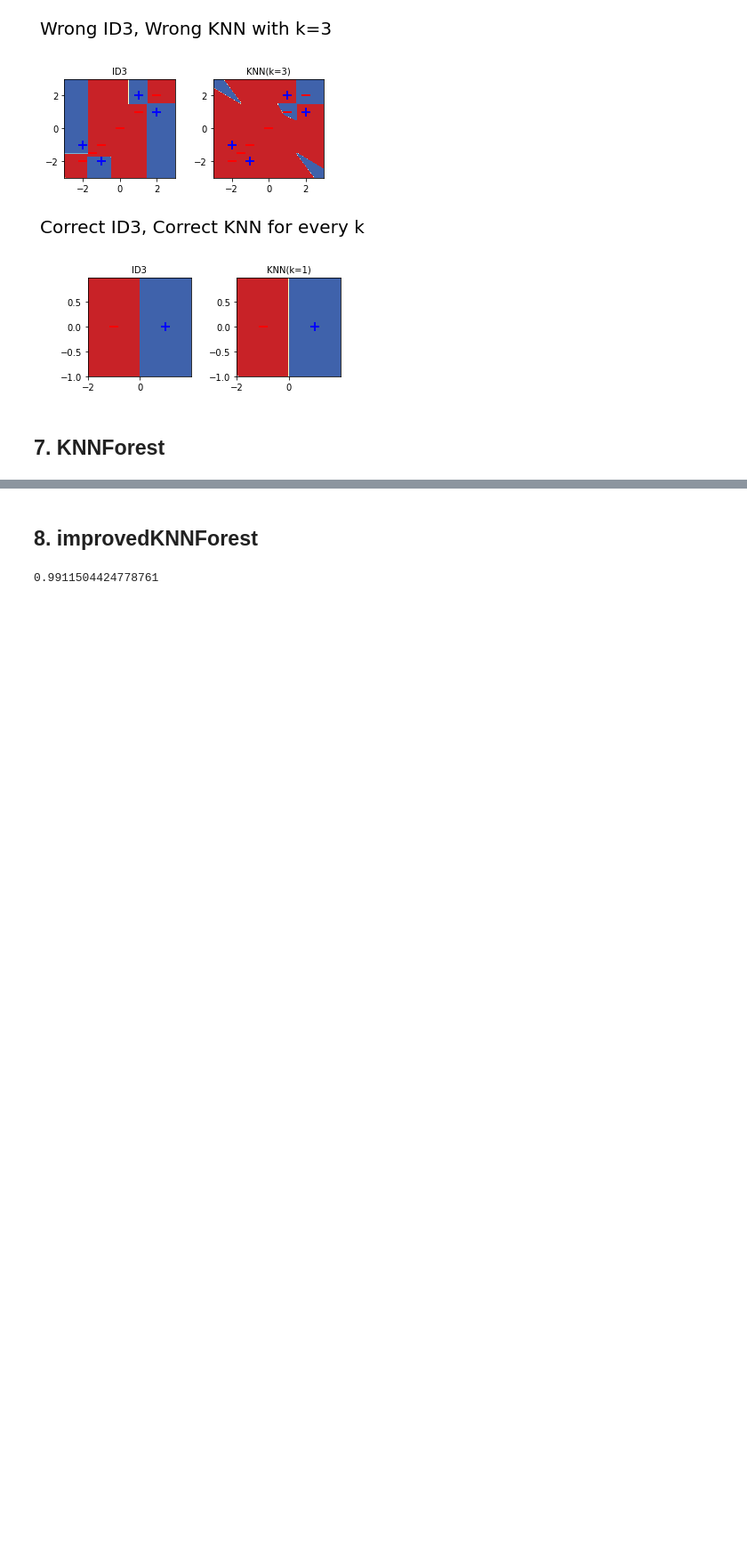
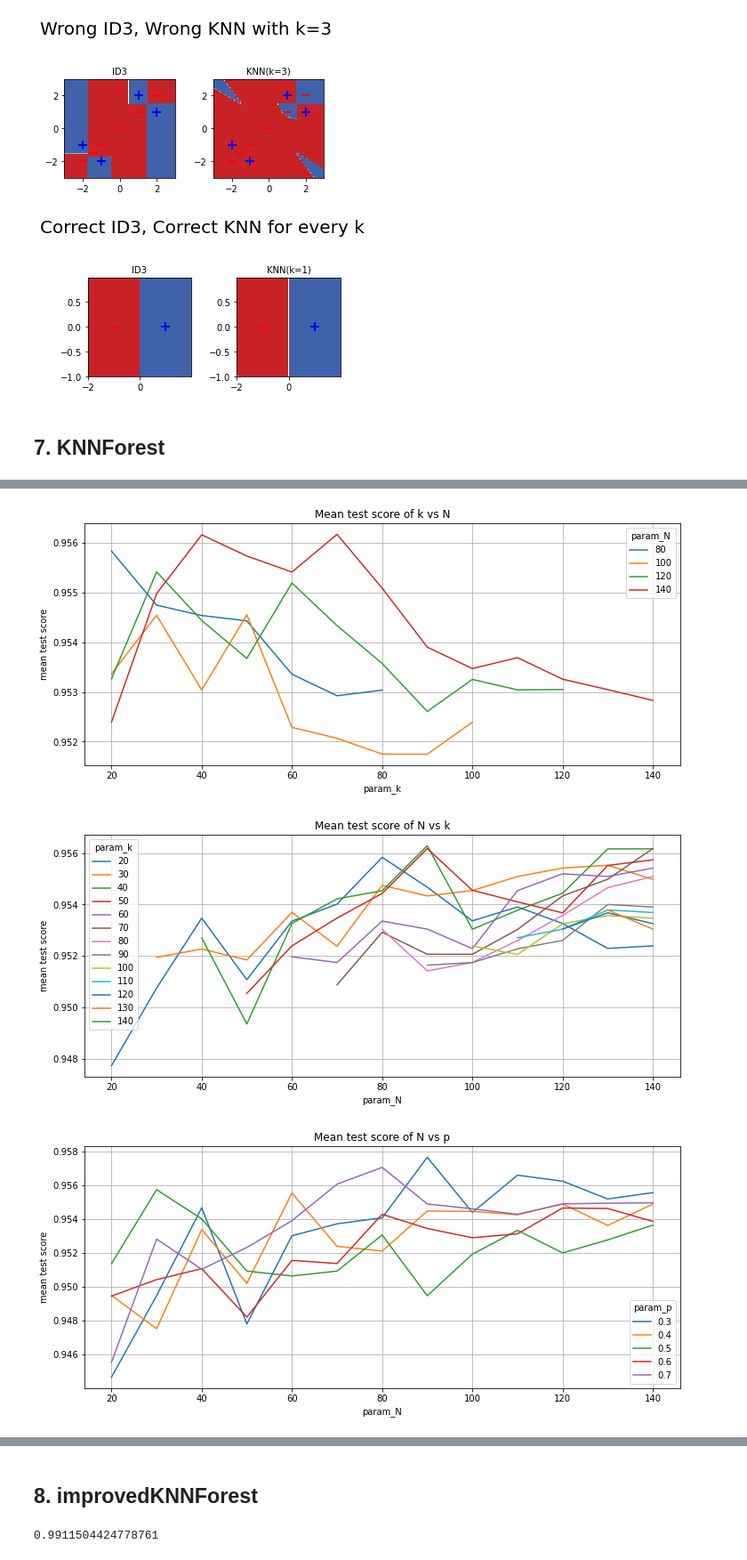
Before and after one commit to Ofir-Shechtman/CS236501_AI_hw3, a Jupyter notebook: report.ipynb, the cells around one changed output, grey strips where cells are left out. Shown: that part at 89% size. Cells and saved outputs as stored; diff of their text form; code cells hidden in the pictures; blank space fills up the shorter version.

```diff
--- a/report.ipynb
+++ b/report.ipynb
@@ -140,0 +159,8 @@ printmd(f'**test score** = {test_score}')
+# %%
+utils.plot_grid_search(knn_forest_results, 'mean', 'k', 'N', grid=True, y=[80, 100, 120, 140])
+utils.plot_grid_search(knn_forest_results, 'mean', 'N', 'k', grid=True)
+utils.plot_grid_search(knn_forest_results, 'mean', 'N', 'p', grid=True, y=[0.3, 0.4, 0.5, 0.6, 0.7])
+# %% [output]
+[figure, added]
+[figure, added]
+[figure, added]
```
Also changed, not shown: parts of 16 cells of this notebook, 8 other files.
